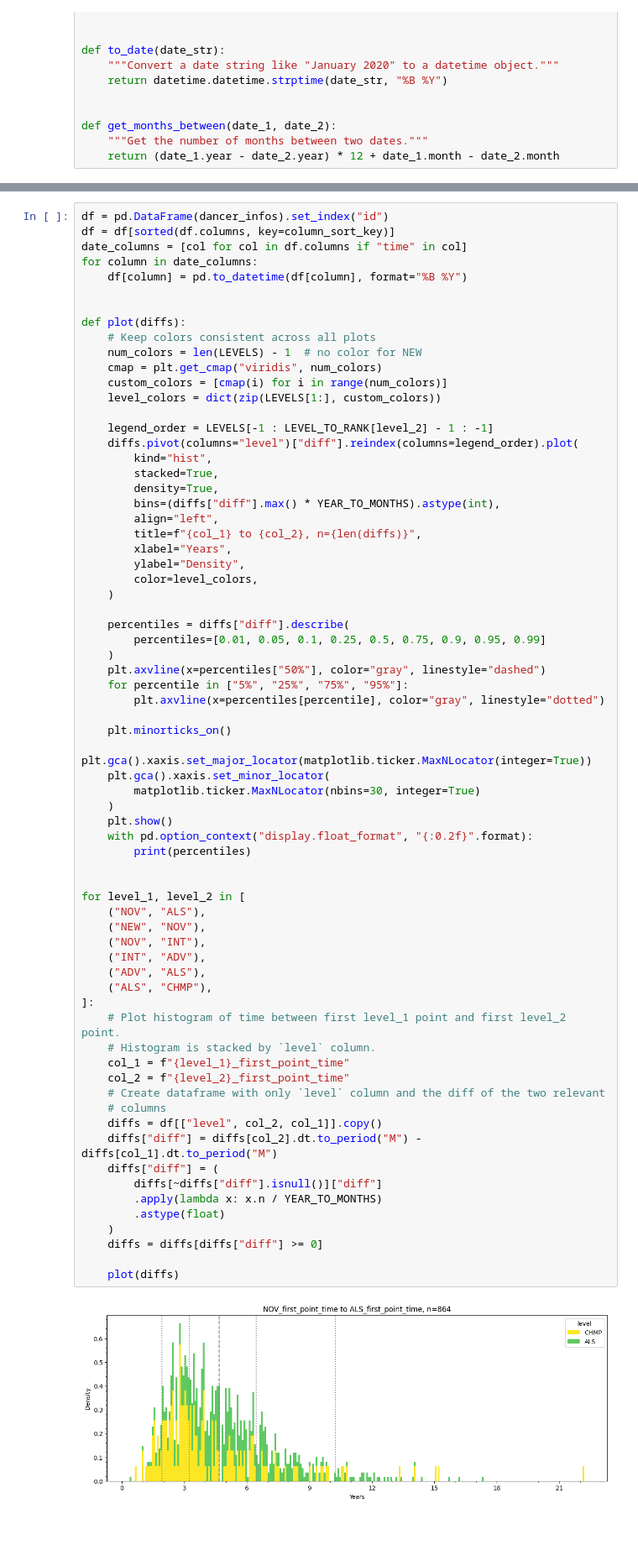
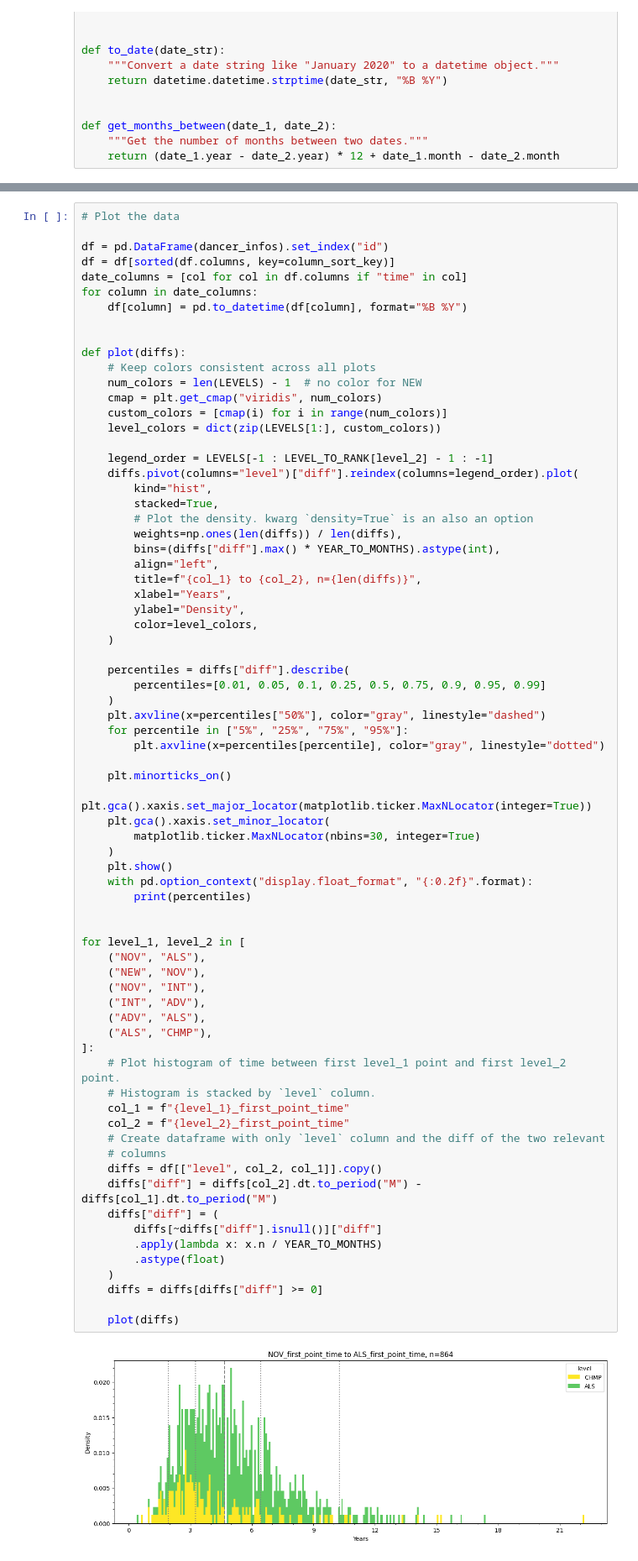
Before and after one commit to tomtseng/wsdc-points, a Jupyter notebook: get-stats.ipynb, the cells around one changed output, grey strips where cells are left out. Shown: that part at 84% size. Cells and saved outputs as stored; diff of their text form; blank space fills up the shorter version.

Commit message:
get-stats: Fix density

```diff
--- a/get-stats.ipynb
+++ b/get-stats.ipynb
@@ -103,4 +107,6 @@ for dancer in tqdm(data):
 # %%
+# Plot the data
+
 df = pd.DataFrame(dancer_infos).set_index("id")
 df = df[sorted(df.columns, key=column_sort_key)]
 date_columns = [col for col in df.columns if "time" in col]
@@ -119,7 +125,8 @@ def plot(diffs):
     diffs.pivot(columns="level")["diff"].reindex(columns=legend_order).plot(
         kind="hist",
         stacked=True,
-        density=True,
+        # Plot the density. kwarg `density=True` is an also an option
+        weights=np.ones(len(diffs)) / len(diffs),
         bins=(diffs["diff"].max() * YEAR_TO_MONTHS).astype(int),
         align="left",
         title=f"{col_1} to {col_2}, n={len(diffs)}",
@@ -143,34 +150,34 @@ def plot(diffs):
     plt.show()
     with pd.option_context("display.float_format", "{:0.2f}".format):
         print(percentiles)
 
 
 for level_1, level_2 in [
     ("NOV", "ALS"),
     ("NEW", "NOV"),
     ("NOV", "INT"),
     ("INT", "ADV"),
     ("ADV", "ALS"),
     ("ALS", "CHMP"),
 ]:
     # Plot histogram of time between first level_1 point and first level_2 point.
     # Histogram is stacked by `level` column.
     col_1 = f"{level_1}_first_point_time"
     col_2 = f"{level_2}_first_point_time"
     # Create dataframe with only `level` column and the diff of the two relevant
     # columns
     diffs = df[["level", col_2, col_1]].copy()
     diffs["diff"] = diffs[col_2].dt.to_period("M") - diffs[col_1].dt.to_period("M")
     diffs["diff"] = (
         diffs[~diffs["diff"].isnull()]["diff"]
         .apply(lambda x: x.n / YEAR_TO_MONTHS)
         .astype(float)
     )
     diffs = diffs[diffs["diff"] >= 0]
 
     plot(diffs)
 # %% [output]
-[figure, old version]
+[figure, new version]
 count   864.00
 mean      5.16
 std       2.64
```
Also changed, not shown: parts of 4 cells of this notebook.
